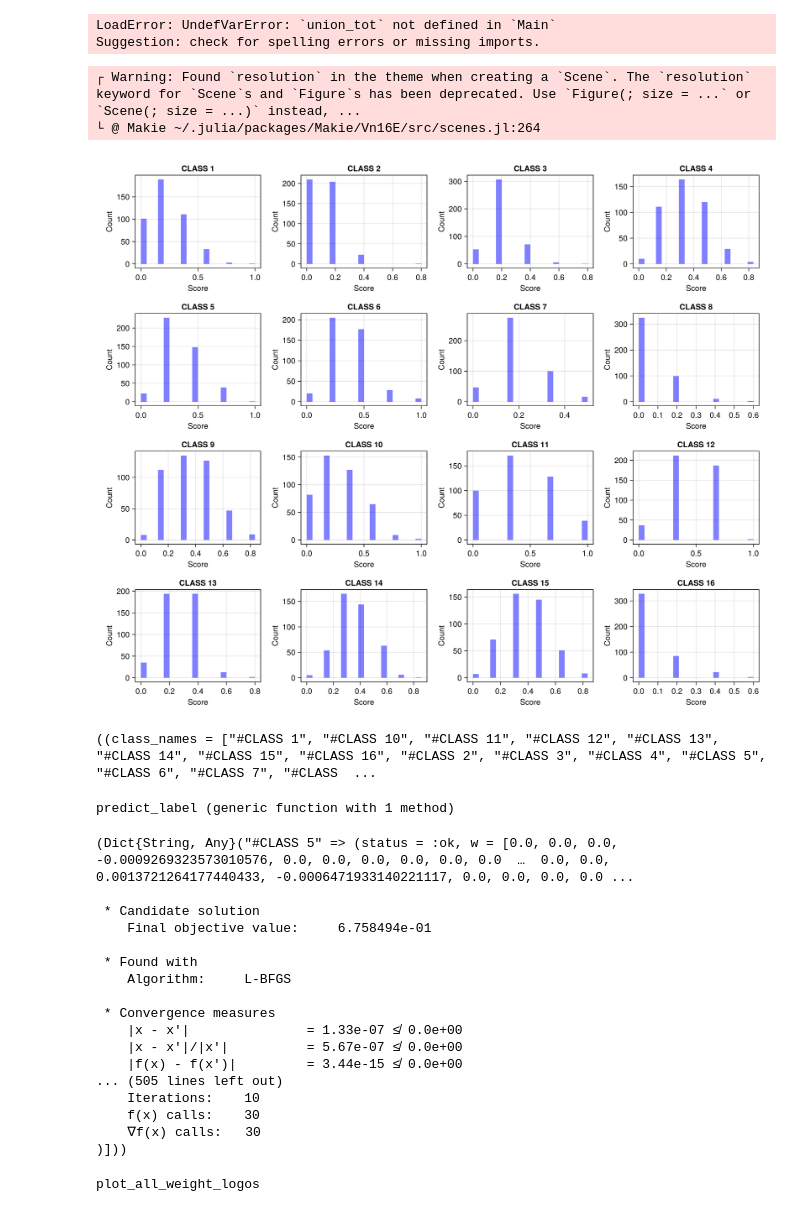
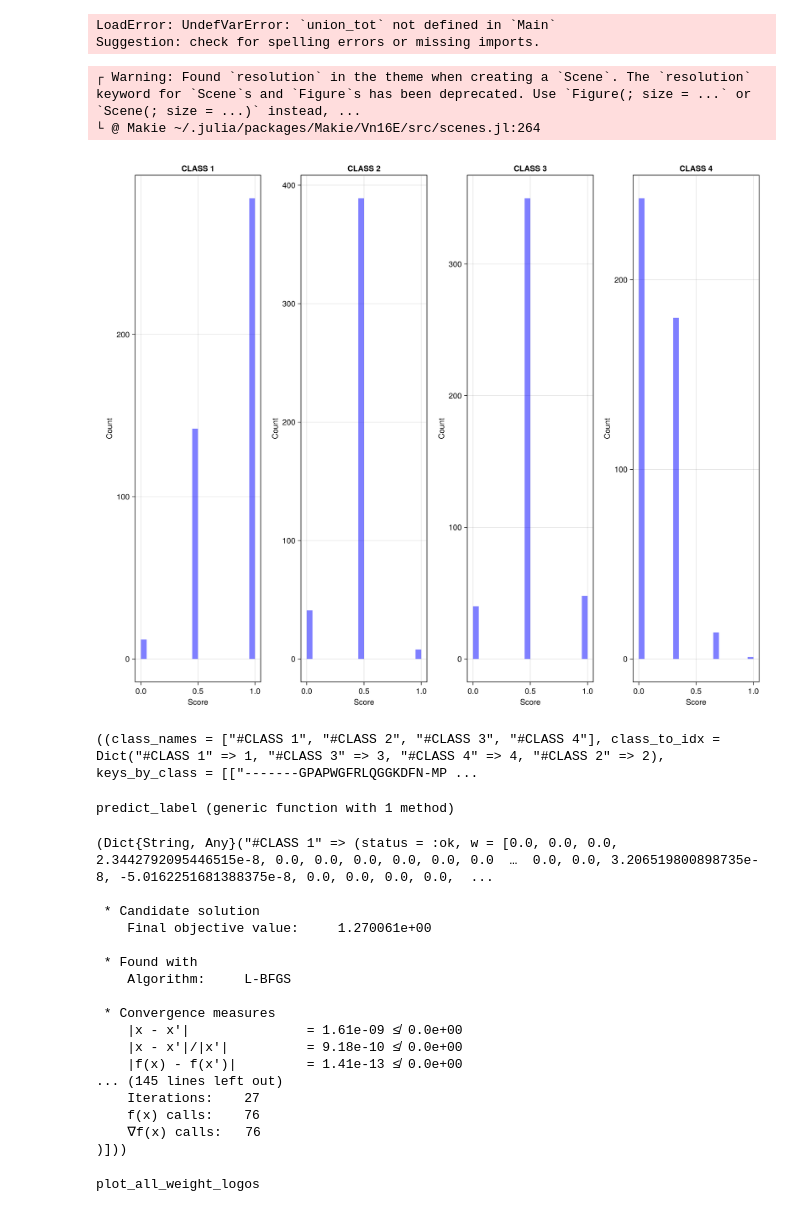
Before and after one commit to JacopoBoccato/bind_RBM, a Jupyter notebook: notebooks/peptides_class.ipynb, the cells around one changed output. Drawn from its saved outputs; the diff is of its cells as text; code cells hidden in the pictures.

```diff
--- a/notebooks/peptides_class.ipynb
+++ b/notebooks/peptides_class.ipynb
@@ -50,0 +109,17 @@ Dict{String, @NamedTuple{elements::Vector{String}, labels::Vector{Int64}}} with
+# %%
+using Optim
+using Statistics
+
+results = String[]
+class_array= Int[]
+
+
+for (key, value) in data_Gogl
+    for (element, label) in zip(value.elements, value.labels)
+        if label == 0 || label == 1
+            push!(results, key * element)
+            push!(class_array, label)
+        end
+    end
+end
+full_label = onehot_encode_2d(results, alphabet, alphabet_dict)
@@ -136,7 +285,7 @@ function plot_histograms(results)
     all_scores = collect(values(results))
     n_classes = length(all_scores[1])
 
-    fig = Figure(resolution = (1200, 1000))
+    fig = CairoMakie.Figure(resolution = (1200, 1000))
 
     for i in 1:n_classes
         row = div(i - 1, 4) + 1
@@ -165,19 +314,19 @@ Suggestion: check for spelling errors or missing imports.
 # %%
 # Or flatten into a single vector of all elements
 all_elements_Gogl = vcat([value.elements for value in values(data_Gogl)]...)
-file_content = read("/home/jboccato/Projects/bind_RBM/artifacts/peptides/peptides.txt", String)
+file_content = read("/home/jboccato/Projects/bind_RBM/artifacts/peptides/peptides4.txt", String)
 
 peptides_full = score_strings(file_content, all_elements_Gogl)
 plot_histograms(peptides_full)
 # %% [output]
 ┌ Warning: Found `resolution` in the theme when creating a `Scene`. The `resolution` keyword for `Scene`s and `Figure`s has been deprecated. Use `Figure(; size = ...` or `Scene(; size = ...)` instead, ...
 └ @ Makie ~/.julia/packages/Makie/Vn16E/src/scenes.jl:264
-[figure, old version]
+[figure, new version]
 # %%
 dict = best_strings_per_class(file_content, all_elements_Gogl)
 indexed, by_class = collect_key_label_hits_per_class(dict, data_Gogl)
 # %% [output]
-((class_names = ["#CLASS 1", "#CLASS 10", "#CLASS 11", "#CLASS 12", "#CLASS 13", "#CLASS 14", "#CLASS 15", "#CLASS 16", "#CLASS 2", "#CLASS 3", "#CLASS 4", "#CLASS 5", "#CLASS 6", "#CLASS 7", "#CLASS  ...
+((class_names = ["#CLASS 1", "#CLASS 2", "#CLASS 3", "#CLASS 4"], class_to_idx = Dict("#CLASS 1" => 1, "#CLASS 3" => 3, "#CLASS 4" => 4, "#CLASS 2" => 2), keys_by_class = [["-------GPAPWGFRLQGGKDFN-MP ...
 # %%
 using LinearAlgebra
 using Optim
@@ -302,25 +460,25 @@ predict_label(model, X::AbstractMatrix; threshold=0.5) = map(p -> p ≥ threshol
 # %% [output]
 predict_label (generic function with 1 method)
 # %%
-models_by_class, pack = train_binary_models_per_class_01(indexed, alphabet, alphabet_dict;
-                                                      λ=10.0, maxiters=400)
+models_by_class, pack = train_binary_models_per_class(indexed, alphabet, alphabet_dict;
+                                                      λ=5.0, maxiters=400)
 # %% [output]
-(Dict{String, Any}("#CLASS 5" => (status = :ok, w = [0.0, 0.0, 0.0, -0.0009269323573010576, 0.0, 0.0, 0.0, 0.0, 0.0, 0.0  …  0.0, 0.0, 0.0013721264177440433, -0.0006471933140221117, 0.0, 0.0, 0.0, 0.0 ...
+(Dict{String, Any}("#CLASS 1" => (status = :ok, w = [0.0, 0.0, 0.0, 2.3442792095446515e-8, 0.0, 0.0, 0.0, 0.0, 0.0, 0.0  …  0.0, 0.0, 3.206519800898735e-8, -5.0162251681388375e-8, 0.0, 0.0, 0.0, 0.0,  ...
 
  * Candidate solution
-    Final objective value:     6.758494e-01
+    Final objective value:     1.270061e+00
 
  * Found with
     Algorithm:     L-BFGS
 
  * Convergence measures
-    |x - x'|               = 1.33e-07 ≰ 0.0e+00
-    |x - x'|/|x'|          = 5.67e-07 ≰ 0.0e+00
-    |f(x) - f(x')|         = 3.44e-15 ≰ 0.0e+00
-... (505 lines left out)
-    Iterations:    10
-    f(x) calls:    30
-    ∇f(x) calls:   30
+    |x - x'|               = 1.61e-09 ≰ 0.0e+00
+    |x - x'|/|x'|          = 9.18e-10 ≰ 0.0e+00
+    |f(x) - f(x')|         = 1.41e-13 ≰ 0.0e+00
+... (145 lines left out)
+    Iterations:    27
+    f(x) calls:    76
+    ∇f(x) calls:   76
 )]))
 # %%
 using Statistics
```
Also changed, not shown: parts of 12 cells of this notebook, 21 other files.
